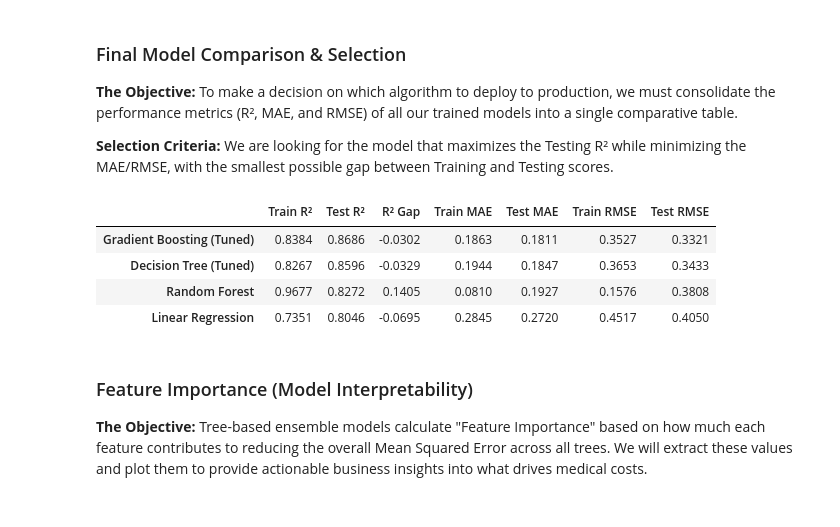
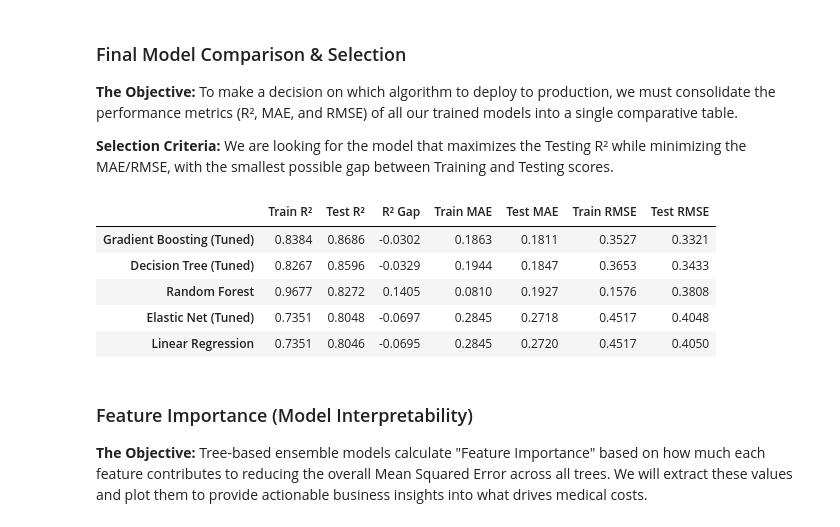
Before and after one commit to khushishahs02/exploratory-data-analysis, a Jupyter notebook: notebooks/03_Modeling.ipynb, the cells around one changed output. Cells and saved outputs as stored; diff of their text form; code cells hidden in the pictures.

Commit message:
feat: add elastic net regression modeling and cv tuning

```diff
--- a/notebooks/03_Modeling.ipynb
+++ b/notebooks/03_Modeling.ipynb
@@ -183,0 +191,8 @@ np.float64(0.0001)
+# %%
+from sklearn.linear_model import ElasticNet
+
+elastic_model = ElasticNet(alpha=0.01, l1_ratio=0.5, random_state=42)
+elastic_model.fit(X_train, y_train)
+
+elastic_test_pred = elastic_model.predict(X_test)
+print(f"Elastic Net R²: {r2_score(y_test, elastic_test_pred):.4f}")
@@ -183,0 +205,14 @@ np.float64(0.0001)
+# %%
+from sklearn.linear_model import ElasticNetCV
+
+elastic_cv_model = ElasticNetCV(
+    alphas=[0.1, 0.01, 0.001, 0.0001, 1, 10],
+    l1_ratio=[.1, .5, .7, .9, .95, .99, 1],
+    cv=5,
+    random_state=42,
+    max_iter=10000
+)
+elastic_cv_model.fit(X_train, y_train)
+
+print(f"Best alpha: {elastic_cv_model.alpha_}")
+print(f"Best l1_ratio (L1 ratio): {elastic_cv_model.l1_ratio_}")
@@ -391,34 +429,36 @@ def get_metrics(model, X_train, y_train, X_test, y_test):
 
     train_rmse = np.sqrt(mean_squared_error(y_train, train_pred))
     test_rmse = np.sqrt(mean_squared_error(y_test, test_pred))
 
     return {
         "Train R²": round(train_r2, 4),
         "Test R²": round(test_r2, 4),
         "R² Gap": round(train_r2 - test_r2, 4),
         "Train MAE": round(train_mae, 4),
         "Test MAE": round(test_mae, 4),
         "Train RMSE": round(train_rmse, 4),
         "Test RMSE": round(test_rmse, 4)
     }
 
 leaderboard = {
     "Linear Regression": get_metrics(lr_model, X_train, y_train, X_test, y_test),
     "Decision Tree (Tuned)": get_metrics(final_tree_model, X_train, y_train, X_test, y_test),
     "Random Forest": get_metrics(rf_model, X_train, y_train, X_test, y_test),
-    "Gradient Boosting (Tuned)": get_metrics(gb_tuned_model, X_train, y_train, X_test, y_test)
+    "Gradient Boosting (Tuned)": get_metrics(gb_tuned_model, X_train, y_train, X_test, y_test),
+    "Elastic Net (Tuned)": get_metrics(elastic_cv_model, X_train, y_train, X_test, y_test),
 }
 
 leaderboard_df = pd.DataFrame(leaderboard).T
 
 leaderboard_df = leaderboard_df.sort_values(by="Test R²", ascending=False)
 
 leaderboard_df
 # %% [output]
 |  | Train R² | Test R² | R² Gap | Train MAE | Test MAE | Train RMSE | Test RMSE |
 | Gradient Boosting (Tuned) | 0.8384 | 0.8686 | -0.0302 | 0.1863 | 0.1811 | 0.3527 | 0.3321 |
 | Decision Tree (Tuned) | 0.8267 | 0.8596 | -0.0329 | 0.1944 | 0.1847 | 0.3653 | 0.3433 |
 | Random Forest | 0.9677 | 0.8272 | 0.1405 | 0.0810 | 0.1927 | 0.1576 | 0.3808 |
+| Elastic Net (Tuned) | 0.7351 | 0.8048 | -0.0697 | 0.2845 | 0.2718 | 0.4517 | 0.4048 |
 | Linear Regression | 0.7351 | 0.8046 | -0.0695 | 0.2845 | 0.2720 | 0.4517 | 0.4050 |
 # %% [markdown]
 ###  Feature Importance (Model Interpretability)
```
Also changed, not shown: parts of 6 cells of this notebook.
